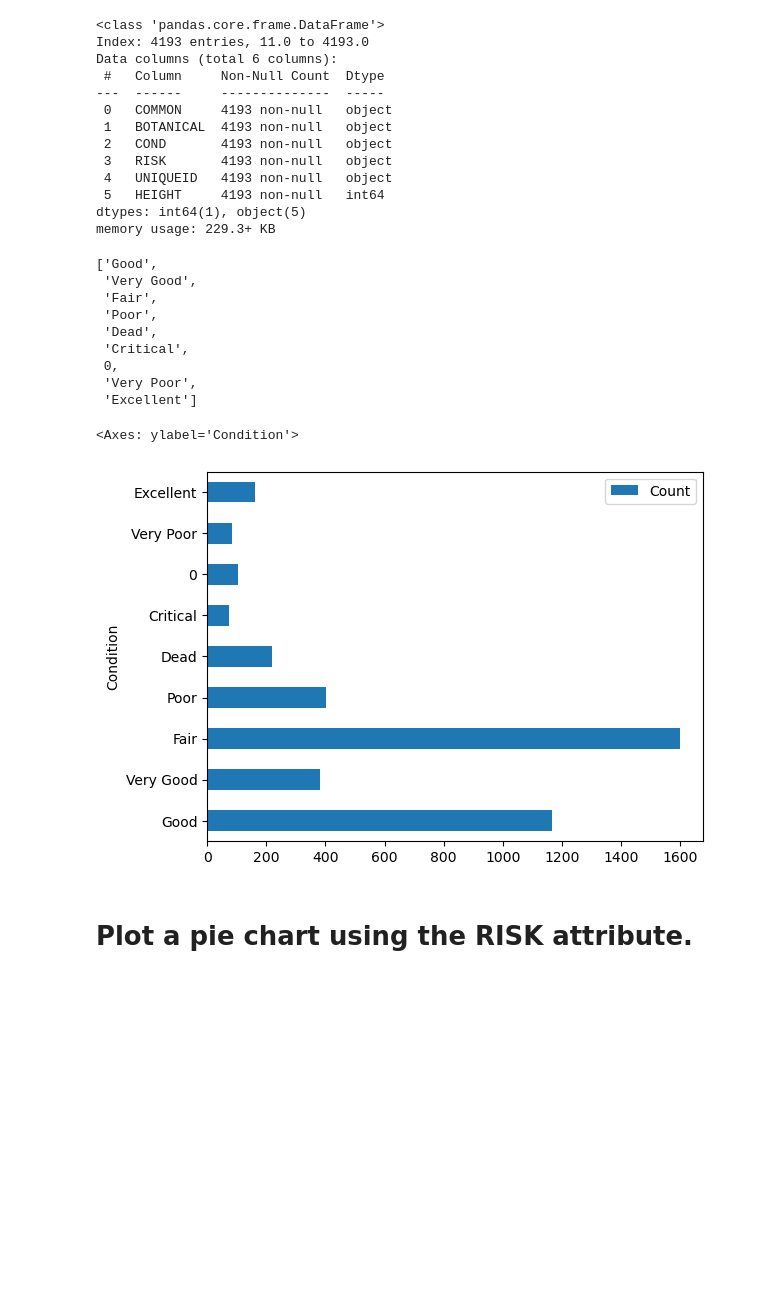
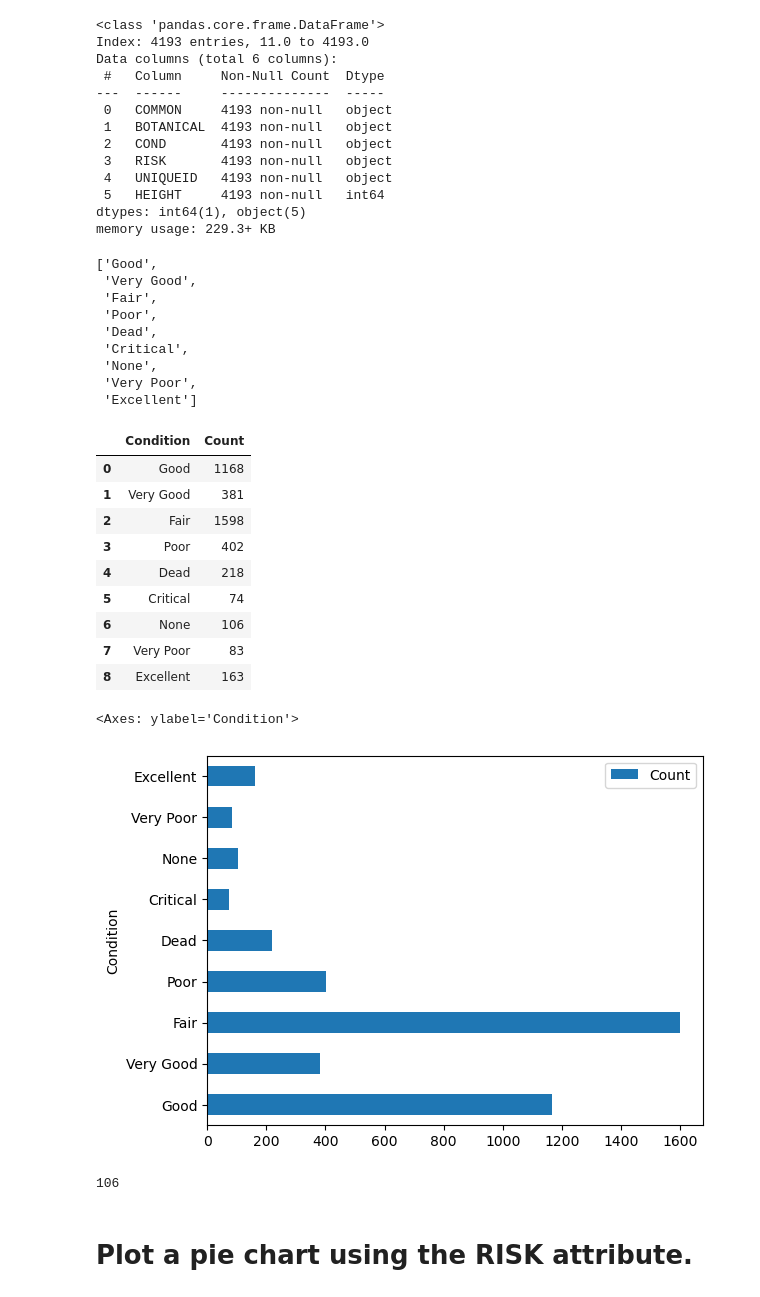
Before and after one commit to imirransom/DataEngineering.Labs.CityOfNewarkDETreeSurvey, a Jupyter notebook: data/newark_de_tree_survey-checkpoint.ipynb, the cells around one changed output. Cells and saved outputs as stored; diff of their text form; code cells hidden in the pictures; blank space fills up the shorter version.

```diff
--- a/data/newark_de_tree_survey-checkpoint.ipynb
+++ b/data/newark_de_tree_survey-checkpoint.ipynb
@@ -168,7 +168,7 @@ The data narrative specifies the following:
 
 Earlier, we were able to validate the total number of entries in the DataFrame. Let's now dig in a bit deeper and validate the stumps and vacant planting sites.
 # %%
-df2 = df2.fillna(0)
+df2 = df2.fillna('None')
 # %%
 df2.info()
 # %% [output]
@@ -258,12 +258,11 @@ conditions
  'Poor',
  'Dead',
  'Critical',
- 0,
+ 'None',
  'Very Poor',
  'Excellent']
 # %%
 # How can we determine all of the possible values describing the condition of a tree and their associated counts?
-df2['COND']
 good = (df2['COND'] == 'Good').sum()
 good
 very_good = (df2['COND'] == 'Very Good').sum()
@@ -275,7 +274,7 @@ poor
 dead = (df2['COND'] == 'Dead').sum()
 critical = (df2['COND'] == 'Critical').sum()
 critical
-nothing = (df2['COND'] == 0).sum()
+nothing = (df2['COND'] == 'None').sum()
 nothing
 very_poor = (df2['COND'] == 'Very Poor').sum()
 very_poor
@@ -289,14 +288,29 @@ df3 = pd.DataFrame({'Condition':conditions, 'Count': counts})
 # %%
 # Were these already in the order you would want them to be in order for a graph to make sense?
 # If not, reorder  the Series.
-df3.plot.barh(x="Condition", y="Count", rot=0)
+df3
 # %% [output]
-<Axes: ylabel='Condition'>
-[figure, removed]
+|  | Condition | Count |
+| 0 | Good | 1168 |
+| 1 | Very Good | 381 |
+| 2 | Fair | 1598 |
+| 3 | Poor | 402 |
+| 4 | Dead | 218 |
+| 5 | Critical | 74 |
+| 6 | None | 106 |
+| 7 | Very Poor | 83 |
+| 8 | Excellent | 163 |
 # %%
 # Plot the Series here
+df3.plot.barh(x="Condition", y="Count", rot=0)
+# %% [output]
+<Axes: ylabel='Condition'>
+[figure, added]
 # %%
 # How many entries have missing values for the COND attribute? Why are these values missing?
+nothing
+# %% [output]
+106
 # %% [markdown]
 # Plot a pie chart using the RISK attribute.
 # %% [markdown]
```
Also changed, not shown: parts of 1 cell of this notebook.
